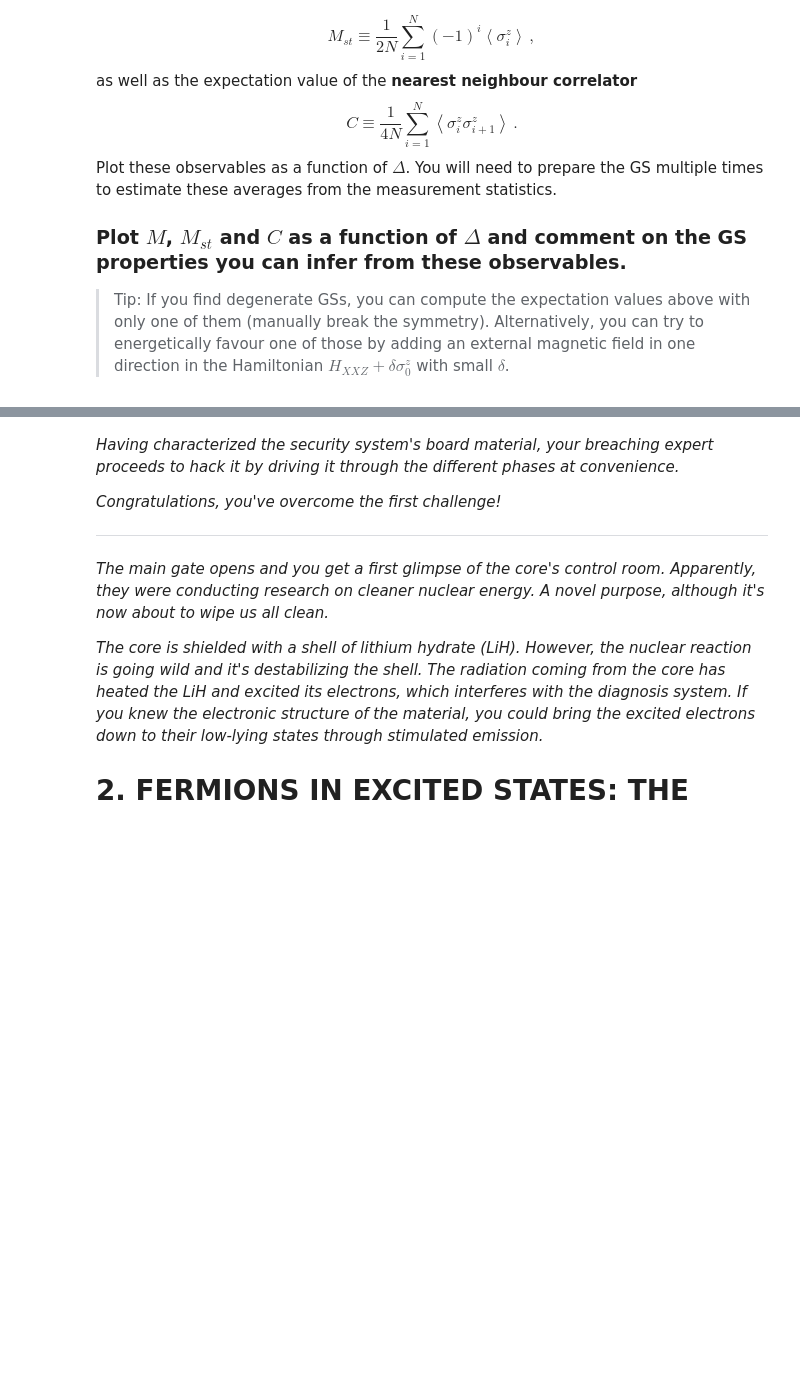
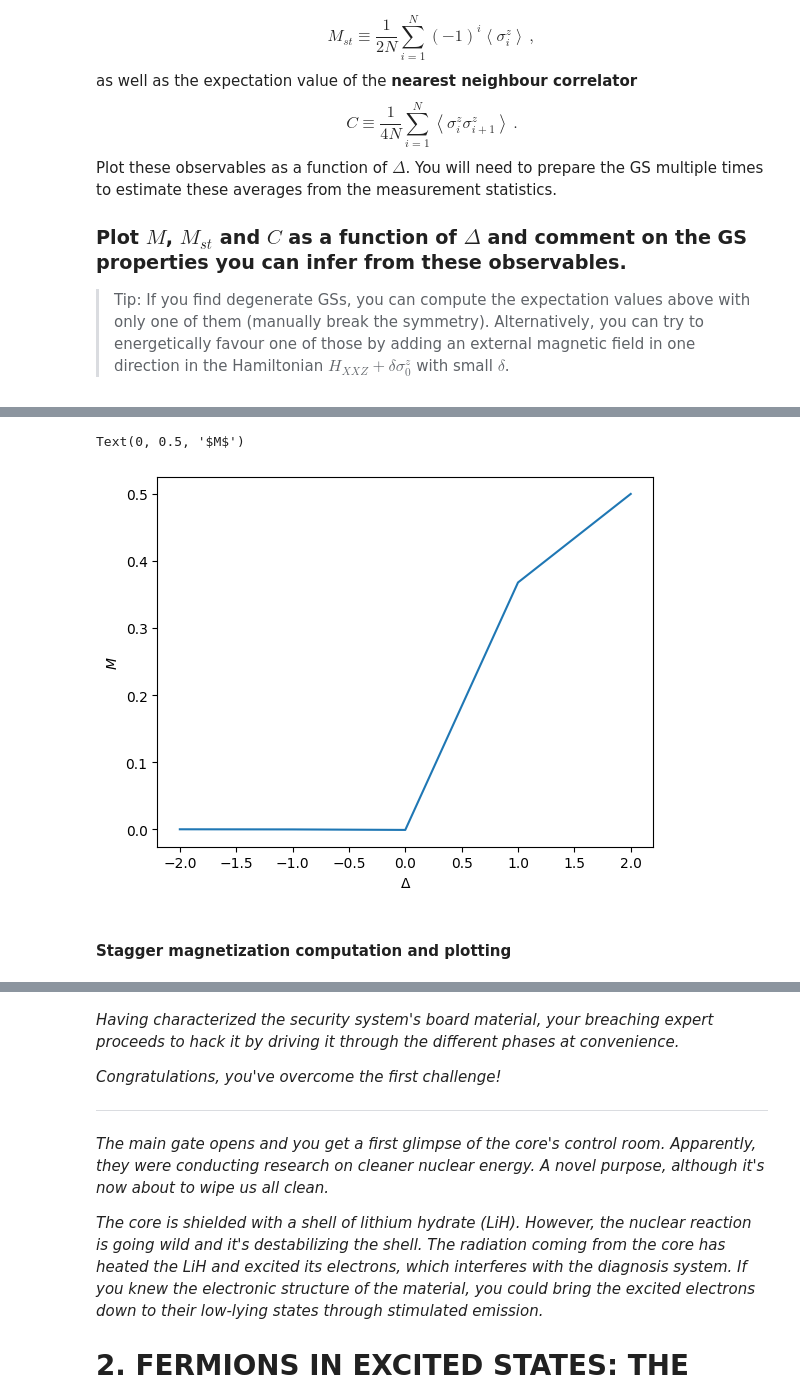
Before and after one commit to QuantumBarcelona/Qiskit-Hackathon-BCN, a Jupyter notebook: challenges/ICFO_challenge.ipynb, the cells around one changed output, grey strips where cells are left out. Cells and saved outputs as stored; diff of their text form; code cells hidden in the pictures; blank space fills up the shorter version.

```diff
--- a/challenges/ICFO_challenge.ipynb
+++ b/challenges/ICFO_challenge.ipynb
@@ -789,6 +798,13 @@ for delta in delta_list:
 # %%
 list1=[result_list[i]/12 for i in range(len(result_list))]
 plt.plot([-2,-1,0,1,2],list1)
+plt.xlabel("$\Delta$")
+plt.ylabel("$M$")
+# %% [output]
+Text(0, 0.5, '$M$')
+[figure, added]
+# %% [markdown]
+#### Stagger magnetization computation and plotting
 # %%
 def circ_func(entanglement,optimiser,delta):
     # Define the number of qubits and the type of rotations you want to use
```
Also changed, not shown: parts of 32 cells of this notebook, 4 other files.
